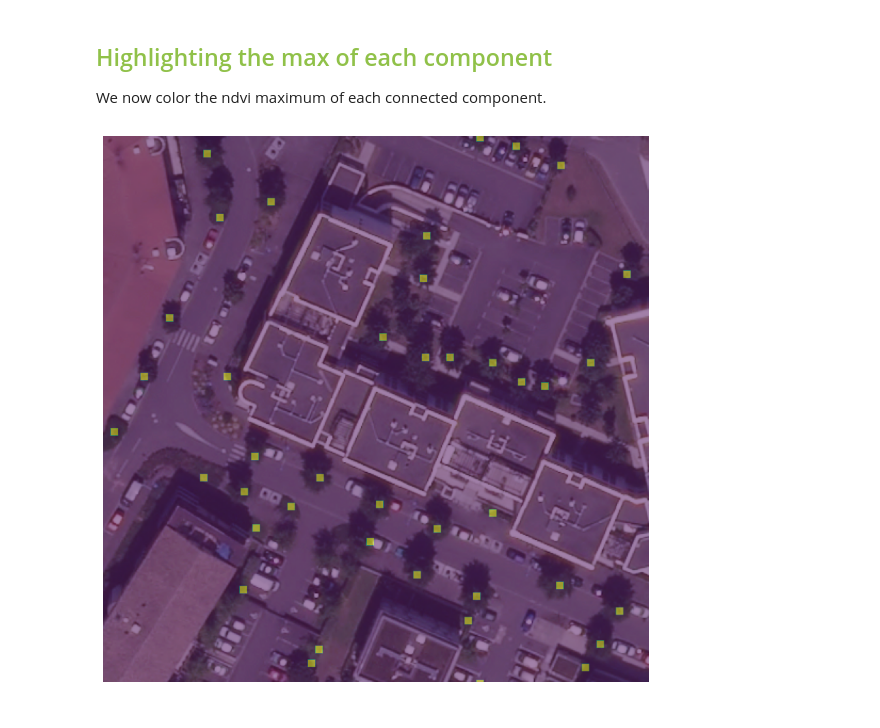
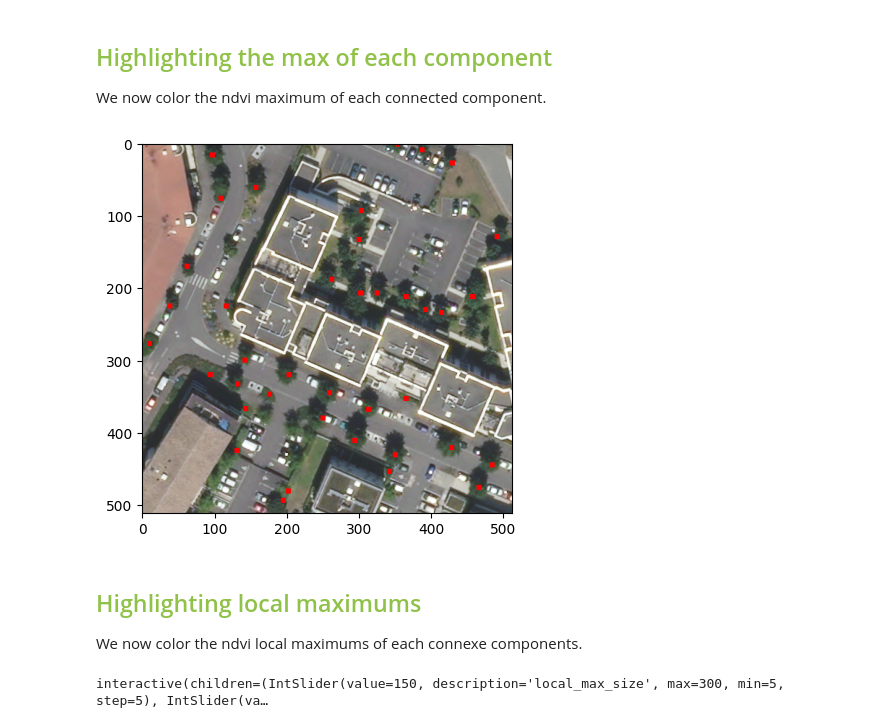
Before and after one commit to theo240801/inf573vegetalisation, a Jupyter notebook: compter/ndvi.ipynb, the cells around one changed output. Drawn from its saved outputs; the diff is of its cells as text; code cells hidden in the pictures.

Commit message:
implémentation des maximums locaux

```diff
--- a/compter/ndvi.ipynb
+++ b/compter/ndvi.ipynb
@@ -94,5 +103,8 @@ from processing import highlight_max_ndvi_component
 from display import display_result
 # %%
-display_result(image, highlight_max_ndvi_component)
+display_result(image, coords_of_maximums=coords_max_ndvi_component(image))
 # %% [output]
-[figure, old version]
+[figure, new version]
+# %% [markdown]
+## <font color='#90c149'>Highlighting local maximums</font>
+We now color the ndvi local maximums of each connexe components.
@@ -98,0 +113,6 @@ display_result(image, highlight_max_ndvi_component)
+# %%
+@interact(local_max_size=(5, 300, 5), min_size=(0, 300, 5))
+def display(local_max_size, min_size):
+    display_result(image, coords_of_maximums=local_maximums_of_ndvi_connexe_components(image, min_size, local_max_size))
+# %% [output]
+interactive(children=(IntSlider(value=150, description='local_max_size', max=300, min=5, step=5), IntSlider(va…
```
Also changed, not shown: parts of 7 cells of this notebook, 2 other files.
